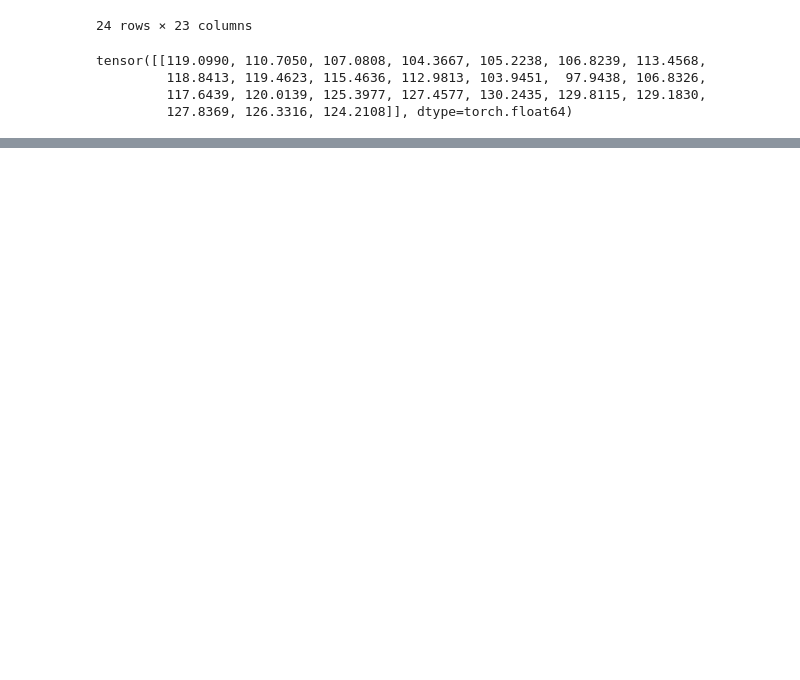
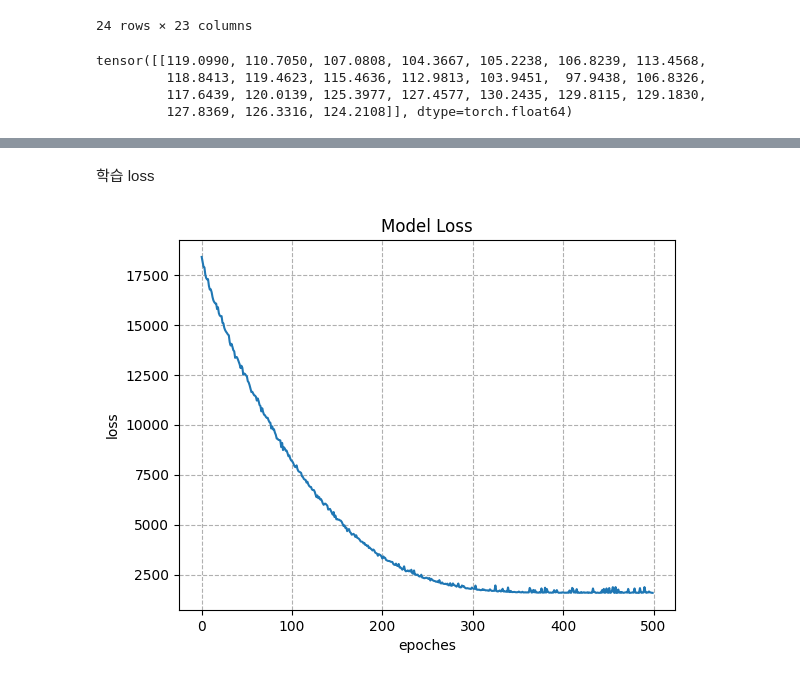
Before and after one commit to bluelemon61/24-OIBC-WolgoksTears, a Jupyter notebook: personal_files/hoon/DL_skeleton_v2.ipynb, the cells around one changed output, grey strips where cells are left out. Cells and saved outputs as stored; diff of their text form; code cells hidden in the pictures; blank space fills up the shorter version.

```diff
--- a/personal_files/hoon/DL_skeleton_v2.ipynb
+++ b/personal_files/hoon/DL_skeleton_v2.ipynb
@@ -174,7 +175,7 @@ hidden_size = 16  # Hidden state size, you can choose other values too
 num_layers = 4  # Number of LSTM layers (you can adjust this)
 
 learning_rate = 0.001
-epoches= 300
+epoches= 500
 # %% [markdown]
 ##### 날짜 설정
 # %%
@@ -455,0 +463,13 @@ print(flattened_list)
+# %% [markdown]
+학습 loss
+# %%
+plt.plot(train_history)
+
+plt.title('Model Loss')
+plt.xlabel('epoches')
+plt.ylabel('loss')
+plt.grid(True, linestyle='--')
+
+plt.show()
+# %% [output]
+[figure, added]
```
Also changed, not shown: parts of 12 cells of this notebook, 1 other file.
